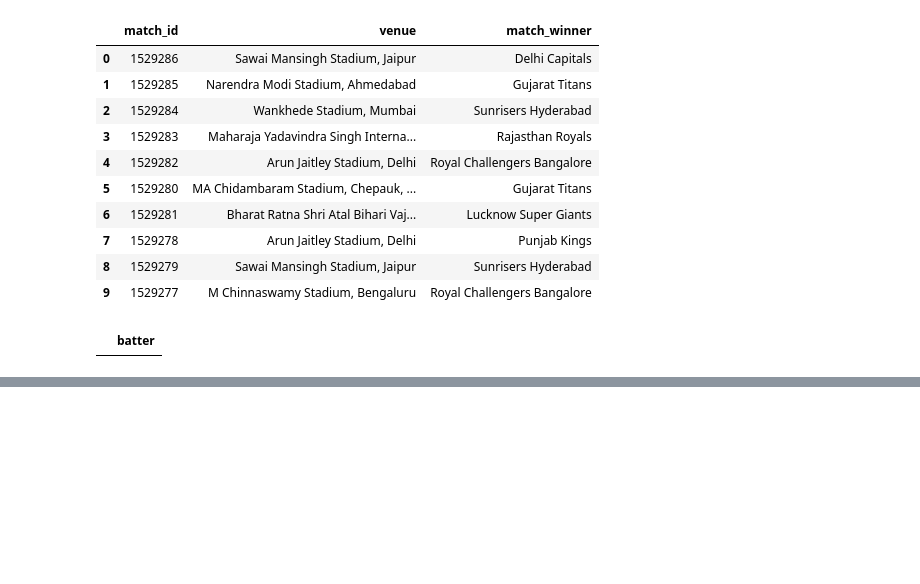
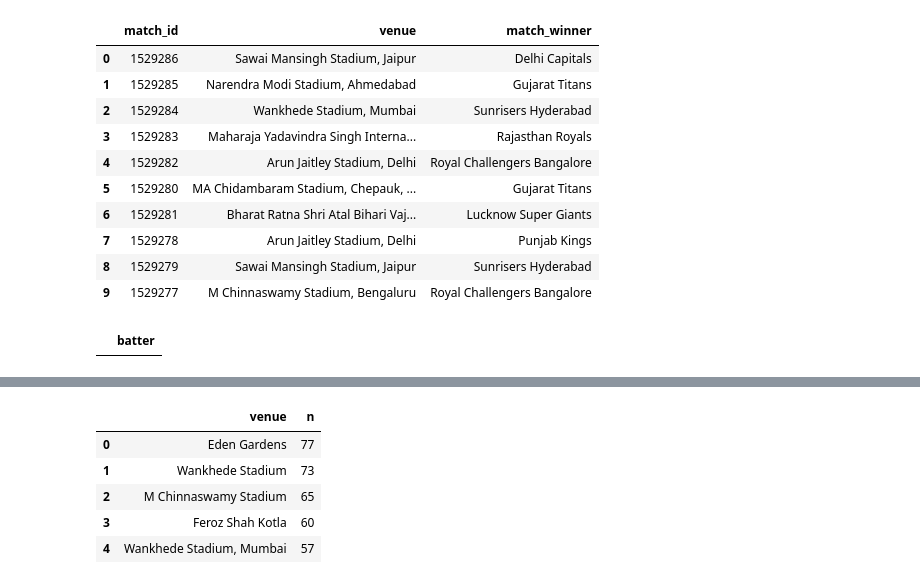
Before and after one commit to FathimaFarhana6852/ipl-cricket-analytics, a Jupyter notebook: notebooks/FathimaFarhana_sql_practice.ipynb, the cells around one changed output, grey strips where cells are left out. Cells and saved outputs as stored; diff of their text form; code cells hidden in the pictures; blank space fills up the shorter version.

```diff
--- a/notebooks/sql_practise.ipynb
+++ b/notebooks/FathimaFarhana_sql_practice.ipynb
@@ -199,0 +297,15 @@ ORDER BY d.batter;
+# %%
+query('''
+SELECT venue, COUNT(*) n
+FROM matches
+GROUP BY venue
+ORDER BY n DESC
+LIMIT 5;
+''')
+# %% [output]
+|  | venue | n |
+| 0 | Eden Gardens | 77 |
+| 1 | Wankhede Stadium | 73 |
+| 2 | M Chinnaswamy Stadium | 65 |
+| 3 | Feroz Shah Kotla | 60 |
+| 4 | Wankhede Stadium, Mumbai | 57 |
```
Also changed, not shown: parts of 8 cells of this notebook.
